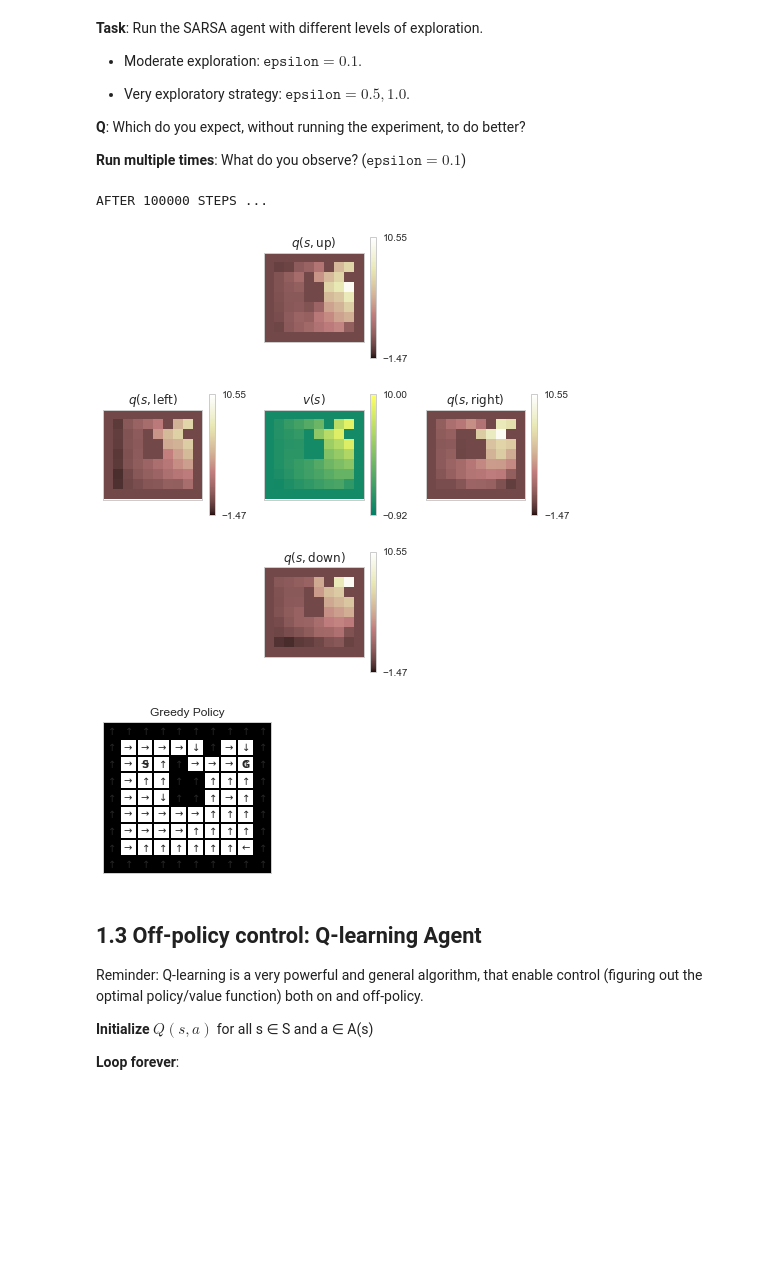
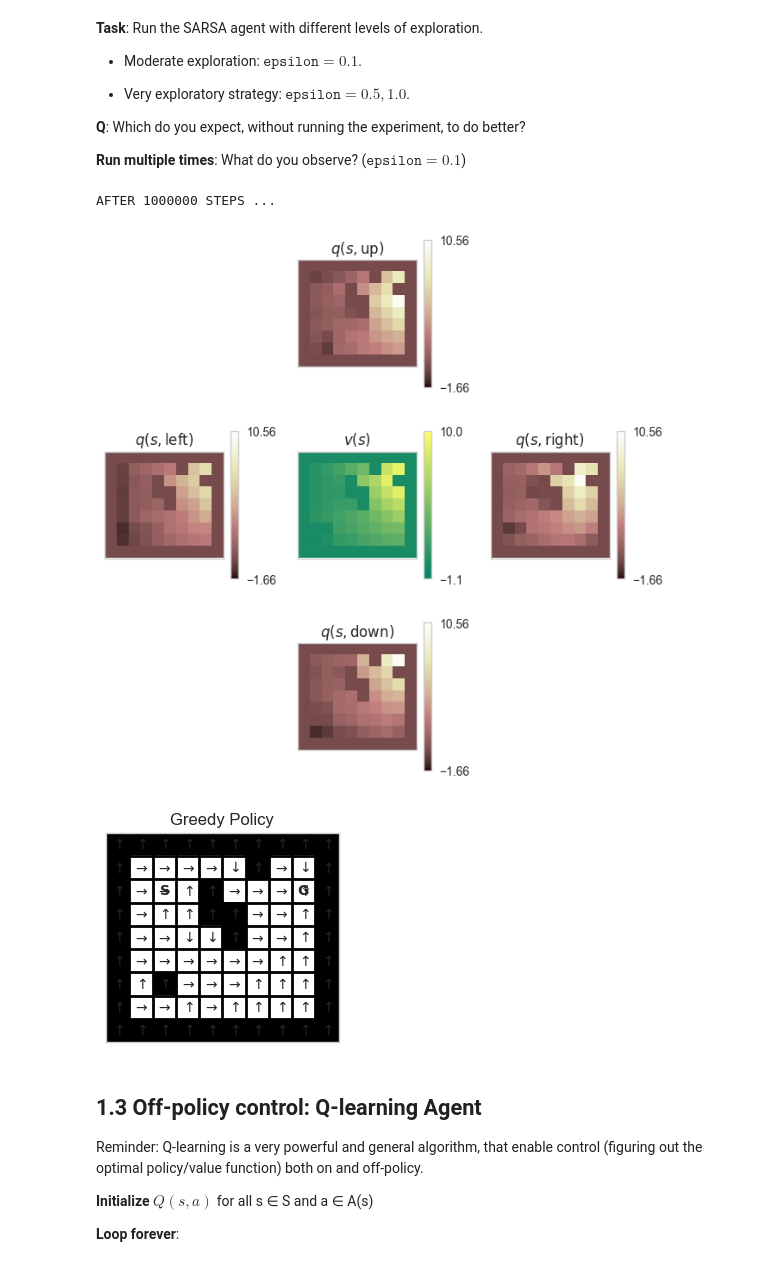
Before and after one commit to sceeptex/Deep_Reinforcement_Learning, a Jupyter notebook: 1/DRL_Lab_4_with_solutions.ipynb, the cells around one changed output. Cells and saved outputs as stored; diff of their text form; code cells hidden in the pictures; blank space fills up the shorter version.

```diff
--- a/1/DRL_Lab_4_with_solutions.ipynb
+++ b/1/DRL_Lab_4_with_solutions.ipynb
@@ -77,9 +77,9 @@ class Grid(object):
       [-1,  0,  0,  0,  0,  0, -1,  0,  0, -1],
       [-1,  0,  0,  0, -1,  0,  0,  0, 10, -1],
       [-1,  0,  0,  0, -1, -1,  0,  0,  0, -1],
-      [-1,  0,  0,  0, -1, -1,  0,  0,  0, -1],
+      [-1,  0,  0,  0,  0, -1,  0,  0,  0, -1],
       [-1,  0,  0,  0,  0,  0,  0,  0,  0, -1], # borders = walls
-      [-1,  0,  0,  0,  0,  0,  0,  0,  0, -1],
+      [-1,  0,  -1,  0,  0,  0,  0,  0,  0, -1],
       [-1,  0,  0,  0,  0,  0,  0,  0,  0, -1],
       [-1, -1, -1, -1, -1, -1, -1, -1, -1, -1]
     ])
@@ -308,7 +310,7 @@ def run_experiment(env, agent, number_of_steps):
       action = 0
 
     # Interaction wih the MDP
-    for i in range(number_of_steps):
+    for i in tqdm(range(number_of_steps)):
       reward, discount, next_state = env.step(action)
       action = agent.step(reward, discount, next_state)
       mean_reward += (reward - mean_reward)/(i + 1.)
@@ -671,32 +690,34 @@ class SARSA_AGENT(object):
  **Run multiple times**: What do you observe? ($\texttt{epsilon} = 0.1$)
 # %%
 epsilon = 0.5 #@param
-num_steps = int(1e5) #@param
+num_steps = int(1e6) #@param
+
+# not explore enough = does not find all paths
 
 grid = Grid(discount=0.9, penalty_for_walls=-1.)
 
 behavior_policy = lambda qval: epsilon_greedy(qval, epsilon=epsilon)
 agent = SARSA_AGENT(
     number_of_states=grid._layout.size,
     number_of_actions=4,
     initial_state=grid.get_obs(),
     behaviour_policy=behavior_policy,
     step_size=0.1)
 
 # run experiment and get the value functions from agent
 run_experiment(grid, agent, num_steps)
 q = agent.q_values.reshape(grid._layout.shape + (4,))
 
 # visualize value functions
 print('AFTER {} STEPS ...'.format(num_steps))
 plot_action_values(q, epsilon=epsilon)
 
 # visualise the greedy policy
 plot_greedy_policy(grid, q)
 # %% [output]
-AFTER 100000 STEPS ...
+AFTER 1000000 STEPS ...
-[figure, old version]
+[figure, new version]
-[figure, old version]
+[figure, new version]
 # %% [markdown]
 ## 1.3 Off-policy control: Q-learning Agent
 
```
Also changed, not shown: parts of 15 cells of this notebook.
